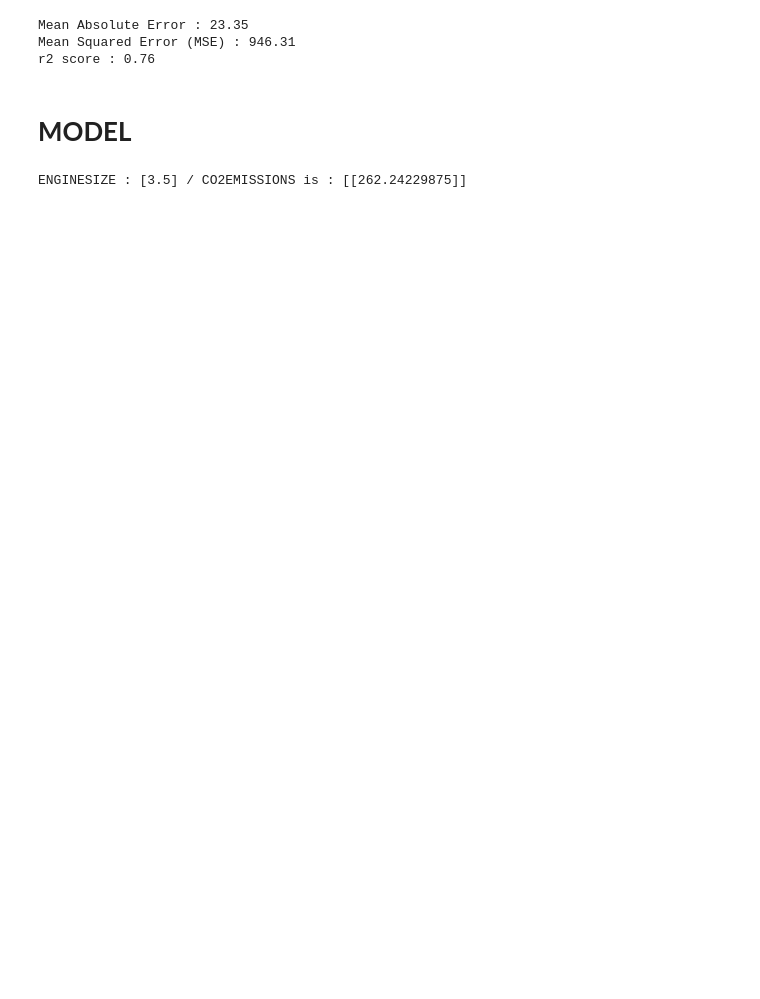
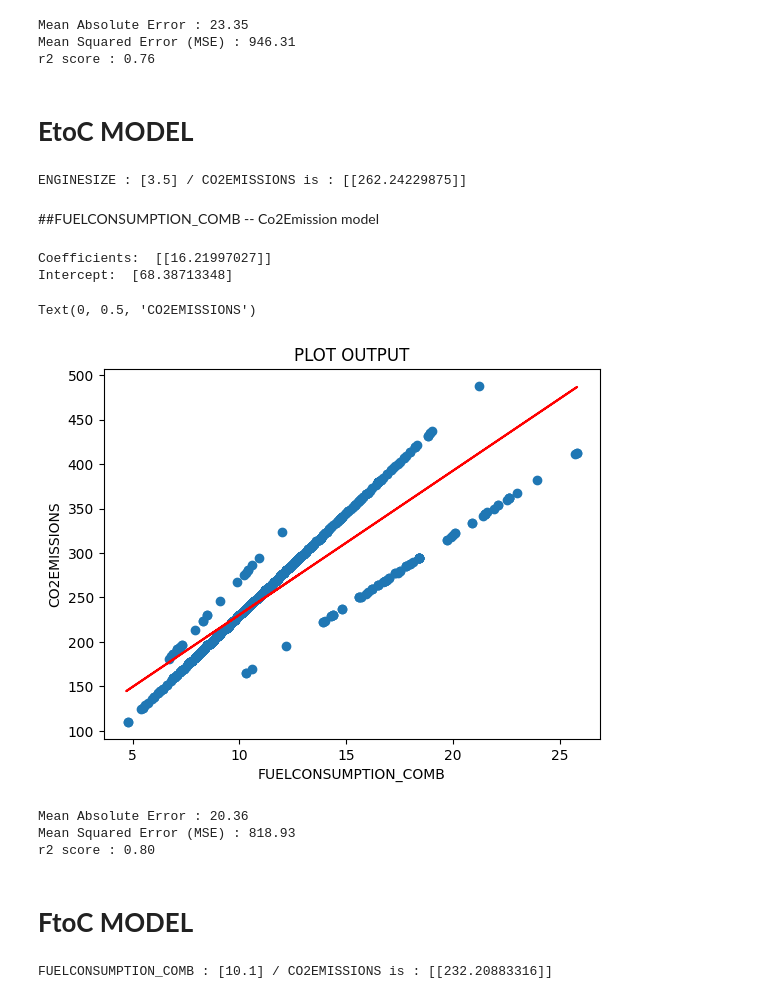
Before and after one commit to ssprasad-cyber/Co2Emission_prediction-Simple-Linear-Regression, a Jupyter notebook: co2Emission_prediction(simple_Linear_Regression).ipynb, the cells around one changed output. Drawn from its saved outputs; the diff is of its cells as text; code cells hidden in the pictures; blank space fills up the shorter version.

```diff
--- a/co2Emission_prediction(simple_Linear_Regression).ipynb
+++ b/co2Emission_prediction(simple_Linear_Regression).ipynb
@@ -172,5 +175,5 @@ Mean Absolute Error : 23.35
 Mean Squared Error (MSE) : 946.31
 r2 score : 0.76
 # %% [markdown]
-# **MODEL**
+# **EtoC MODEL**
 # %%
@@ -181,3 +184,47 @@ opt =  reg.predict(x_input)
 print(f"ENGINESIZE : {input} / CO2EMISSIONS is :",opt)
 # %% [output]
 ENGINESIZE : [3.5] / CO2EMISSIONS is : [[262.24229875]]
+# %% [markdown]
+##FUELCONSUMPTION_COMB -- Co2Emission model
+# %%
+x_train = np.asanyarray(cdf[['FUELCONSUMPTION_COMB']])
+y_train = np.asanyarray(cdf[['CO2EMISSIONS']])
+reg.fit(x_train,y_train)
+# The coefficients
+print ('Coefficients: ', reg.coef_)
+print ('Intercept: ',reg.intercept_)
+# %% [output]
+Coefficients:  [[16.21997027]]
+Intercept:  [68.38713348]
+# %%
+plt.scatter(train.FUELCONSUMPTION_COMB,train.CO2EMISSIONS)
+plt.plot(x_train,reg.coef_[0][0]*x_train+reg.intercept_[0],'-r')
+plt.title("PLOT OUTPUT")
+plt.xlabel('FUELCONSUMPTION_COMB')
+plt.ylabel('CO2EMISSIONS')
+# %% [output]
+Text(0, 0.5, 'CO2EMISSIONS')
+[figure, added]
+# %%
+#MODEL ERROR
+
+x_test = np.asanyarray(cdf[['FUELCONSUMPTION_COMB']])
+y_test = np.asanyarray(cdf[['CO2EMISSIONS']])
+output = reg.predict(x_test)
+print("Mean Absolute Error : %.2f" % np.mean(np.absolute(output-y_test)))
+print("Mean Squared Error (MSE) : %.2f" % np.mean((output-y_test) ** 2))
+print("r2 score : %.2f" % r2_score(y_test,output))
+# %% [output]
+Mean Absolute Error : 20.36
+Mean Squared Error (MSE) : 818.93
+r2 score : 0.80
+# %% [markdown]
+# **FtoC MODEL**
+# %%
+#inputs for model FUELCONSUMPTION_COMB (FC:10.1(input) co2 : 232(EXPECTED Output))
+input = [10.1]
+x_input = np.asanyarray([input])
+opt =  reg.predict(x_input)
+print(f"FUELCONSUMPTION_COMB : {input} / CO2EMISSIONS is :",opt)
+# %% [output]
+FUELCONSUMPTION_COMB : [10.1] / CO2EMISSIONS is : [[232.20883316]]
```
Also changed, not shown: parts of 7 cells of this notebook.
